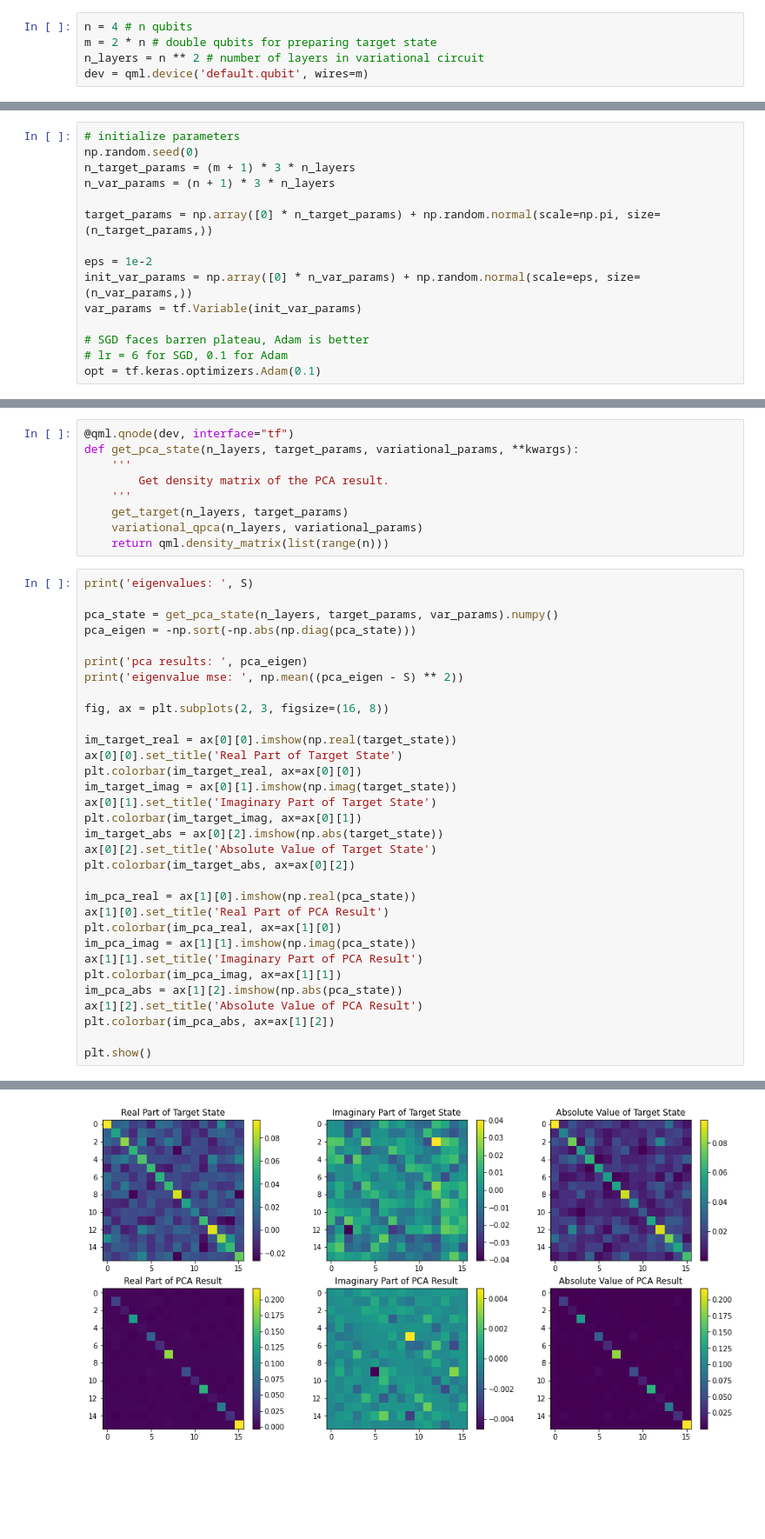
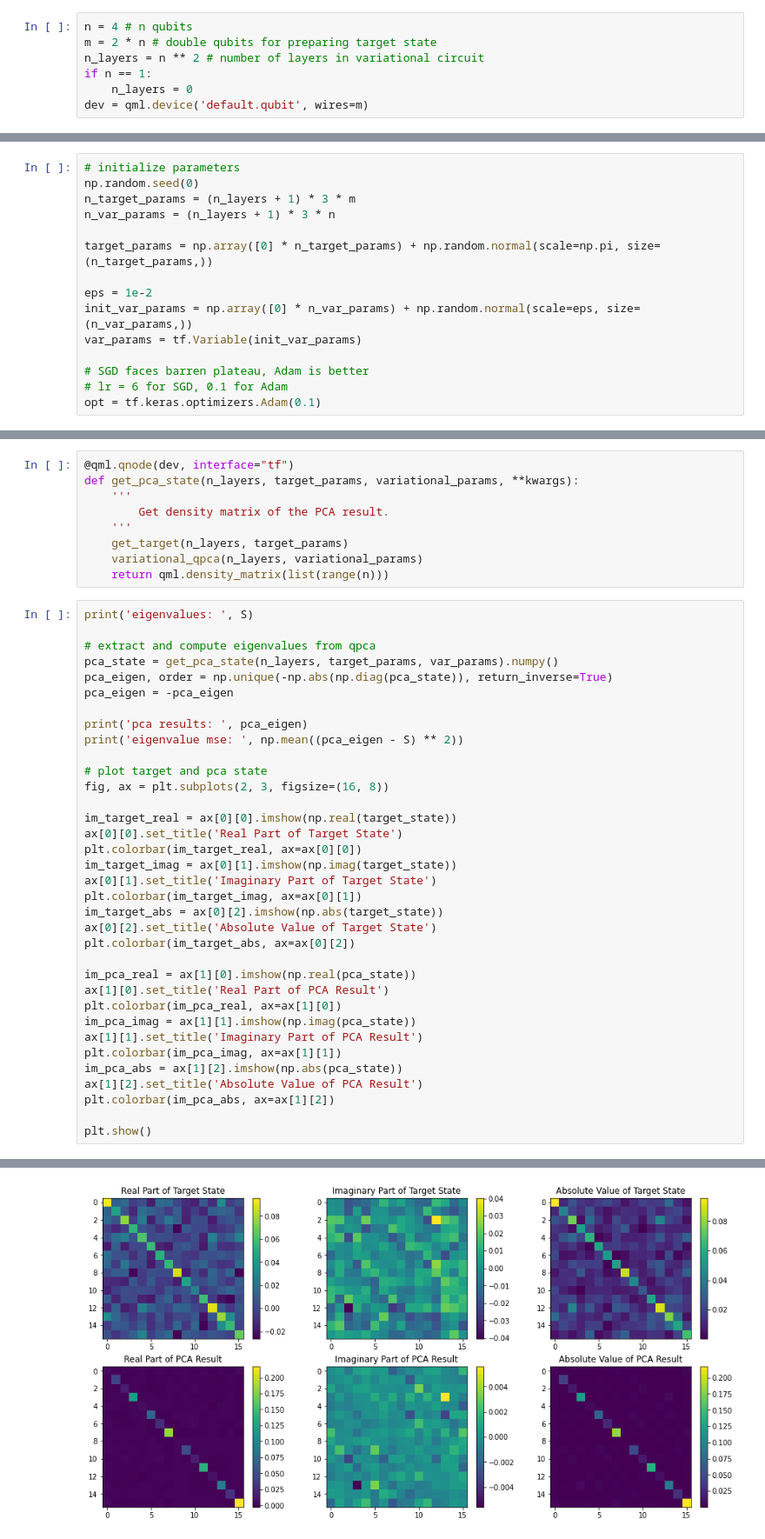
Before and after one commit to haimengzhao/g-qpca, a Jupyter notebook: qpca_gen.ipynb, the cells around one changed output, grey strips where cells are left out. Shown: that part at 87% size. Cells and saved outputs as stored; diff of their text form; blank space fills up the shorter version.

```diff
--- a/qpca_gen.ipynb
+++ b/qpca_gen.ipynb
@@ -8,6 +8,8 @@ import matplotlib.pyplot as plt
 n = 4 # n qubits
 m = 2 * n # double qubits for preparing target state
 n_layers = n ** 2 # number of layers in variational circuit
+if n == 1:
+    n_layers = 0
 dev = qml.device('default.qubit', wires=m)
 # %%
 def variational_circuit(n_layers, weights, wires, **kwargs):
@@ -65,8 +67,8 @@ def loss_qpca(n_layers, target_params, variational_params, **kwargs):
 # %%
 # initialize parameters
 np.random.seed(0)
-n_target_params = (m + 1) * 3 * n_layers
-n_var_params = (n + 1) * 3 * n_layers
+n_target_params = (n_layers + 1) * 3 * m
+n_var_params = (n_layers + 1) * 3 * n
 
 target_params = np.array([0] * n_target_params) + np.random.normal(scale=np.pi, size=(n_target_params,))
 
@@ -154,12 +156,15 @@ def get_pca_state(n_layers, target_params, variational_params, **kwargs):
 # %%
 print('eigenvalues: ', S)
 
+# extract and compute eigenvalues from qpca
 pca_state = get_pca_state(n_layers, target_params, var_params).numpy()
-pca_eigen = -np.sort(-np.abs(np.diag(pca_state)))
+pca_eigen, order = np.unique(-np.abs(np.diag(pca_state)), return_inverse=True)
+pca_eigen = -pca_eigen
 
 print('pca results: ', pca_eigen)
 print('eigenvalue mse: ', np.mean((pca_eigen - S) ** 2))
 
+# plot target and pca state
 fig, ax = plt.subplots(2, 3, figsize=(16, 8))
 
 im_target_real = ax[0][0].imshow(np.real(target_state))
@@ -195 +200 @@ eigenvalue mse:  4.1256464260853657e-07
-[figure, old version]
+[figure, new version]
```
Also changed, not shown: parts of 5 cells of this notebook.
